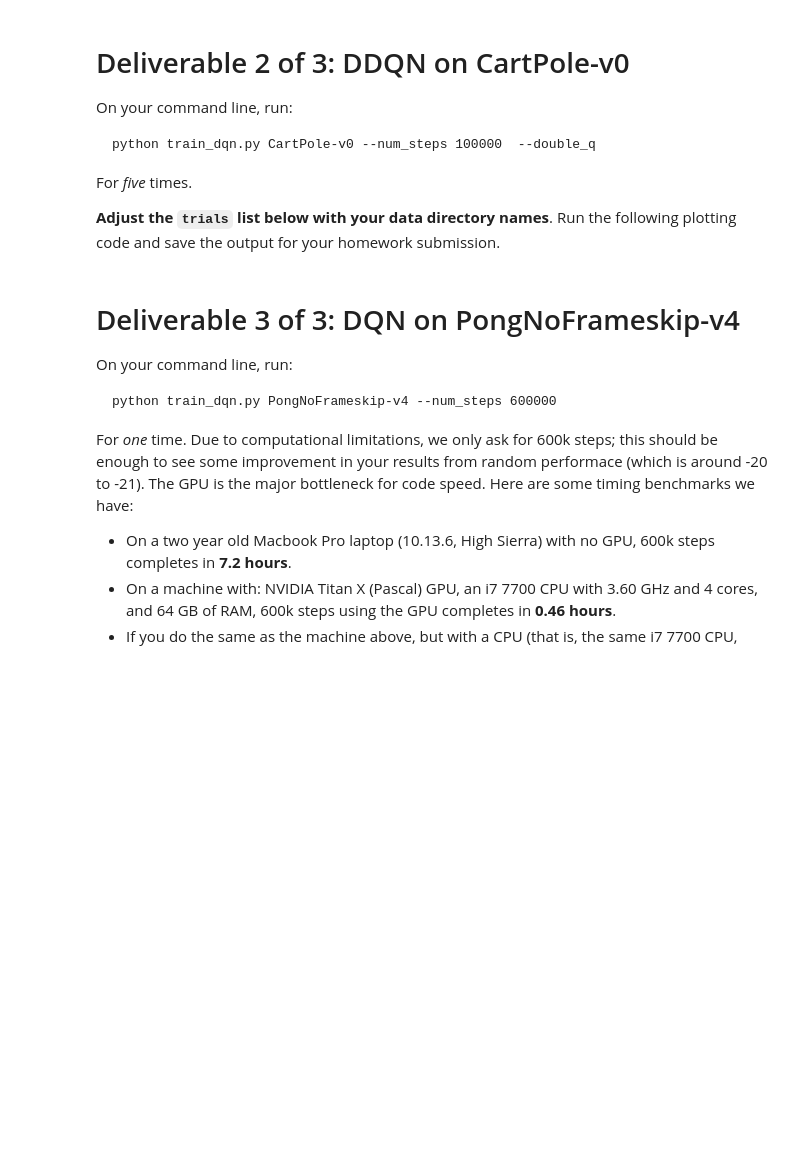
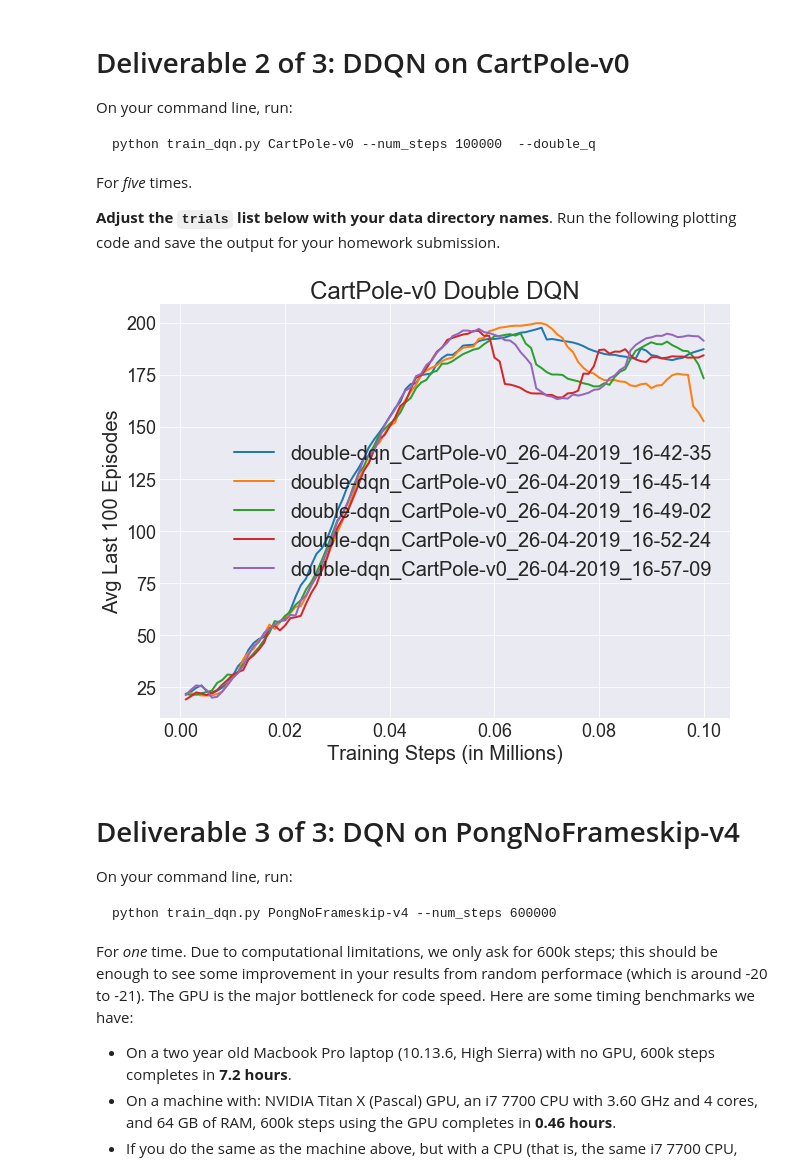
Before and after one commit to nadernamini/cs182-assignment4, a Jupyter notebook: Part02_Deep-Q-Networks.ipynb, the cells around one changed output. Saved outputs shown, nothing was run; the diff lists cells and outputs as text; code cells hidden in the pictures; blank space fills up the shorter version.

Commit message:
added double-q implementation

```diff
--- a/Part02_Deep-Q-Networks.ipynb
+++ b/Part02_Deep-Q-Networks.ipynb
@@ -257,25 +257,27 @@ For *five* times.
 # %%
 # Again, adjust the list below based on the data you have...
 
 trials = [
-    #'double-dqn_CartPole-v0_01-04-2019_21-10-04',
-    #'double-dqn_CartPole-v0_01-04-2019_21-13-31',
-    #'double-dqn_CartPole-v0_01-04-2019_21-14-44',
-    #'double-dqn_CartPole-v0_01-04-2019_21-15-56',
-    #'double-dqn_CartPole-v0_01-04-2019_21-17-35',
+    'double-dqn_CartPole-v0_26-04-2019_16-42-35',
+    'double-dqn_CartPole-v0_26-04-2019_16-45-14',
+    'double-dqn_CartPole-v0_26-04-2019_16-49-02',
+    'double-dqn_CartPole-v0_26-04-2019_16-52-24',
+    'double-dqn_CartPole-v0_26-04-2019_16-57-09',
 ]
 
 # DON'T CHANGE THE FOLLOWING CODE !! If you want to do more experimentation than
 # what we have here, that's fine, but do that in the cells at the end of the notebook.
 if len(trials) != 5:
     print("WARNING! len(trials) = {}".format(len(trials)))
     print("Please include 5 results for your final report.")
 for t in trials:
     assert t[:4] != 'dqn_'
     assert t[:7] == 'double-'
     assert 'CartPole-v0' in t
     assert 'Pong' not in t
 plot(logdir='data_dqn', env='CartPole-v0', double_q=True, trials=trials)
+# %% [output]
+[figure, added]
 # %% [markdown]
 # Deliverable 3 of 3: DQN on PongNoFrameskip-v4
 
```
Also changed, not shown: 1 other file.
